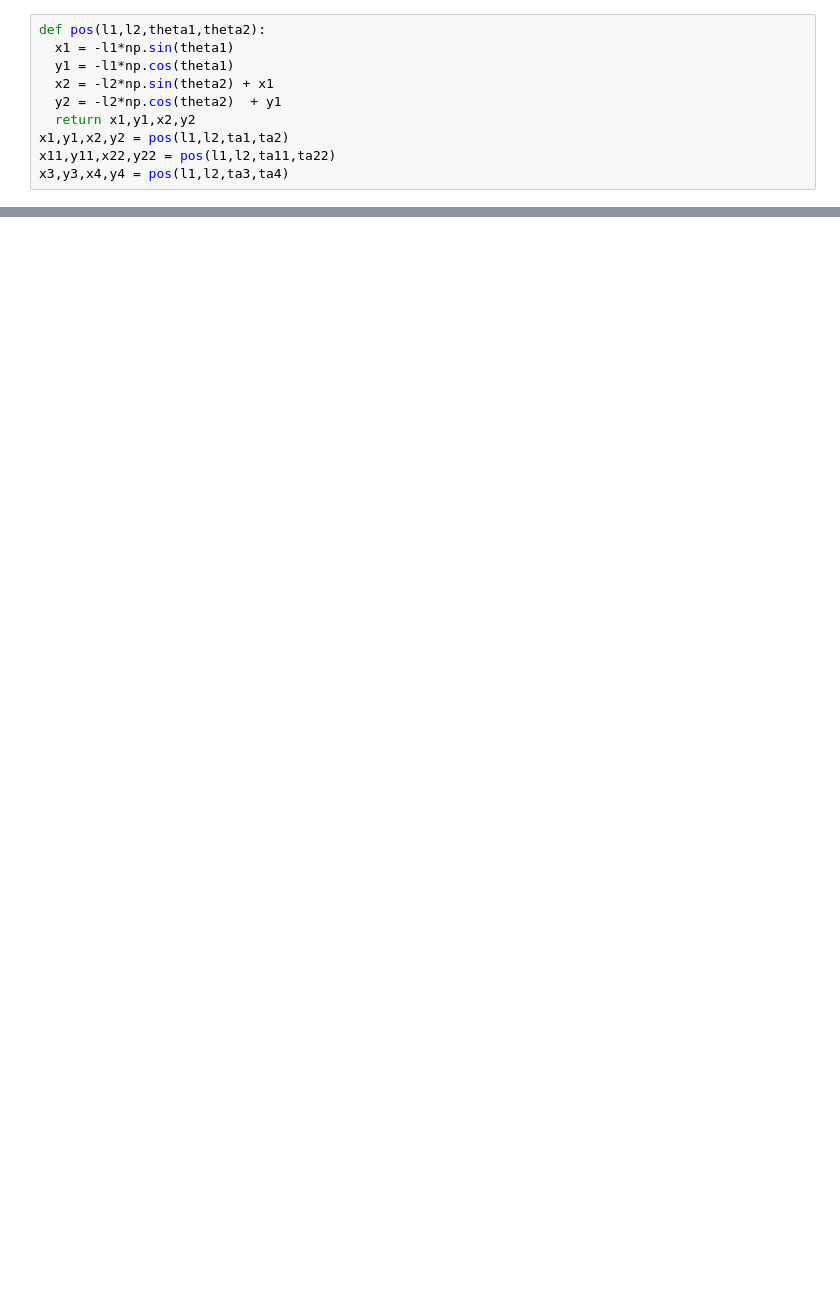
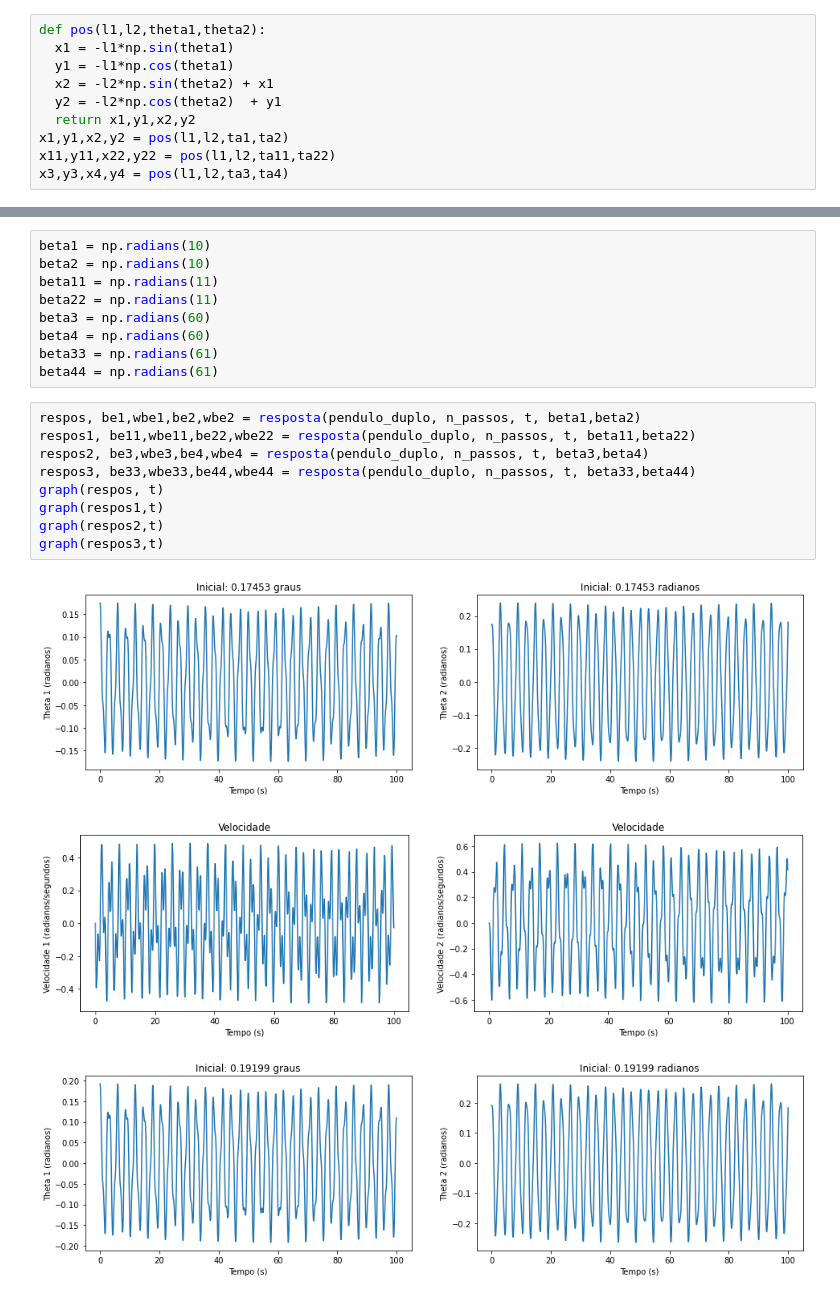
Before and after one commit to pedr19faria/pend-duplo, a Jupyter notebook: DoublePendulum.ipynb, the cells around one changed output, grey strips where cells are left out. Saved outputs shown, nothing was run; the diff lists cells and outputs as text; blank space fills up the shorter version.

```diff
--- a/DoublePendulum.ipynb
+++ b/DoublePendulum.ipynb
@@ -186,3 +140,25 @@ ani.save('pendulo_duplo_3.gif', writer = 'pillow', fps = len(t[t<1]))
 ### Aqui salva a animação em um gif que está anexado no envio da atividade
 # %% [output]
 [figure]
+# %%
+beta1 = np.radians(10)
+beta2 = np.radians(10)
+beta11 = np.radians(11)
+beta22 = np.radians(11)
+beta3 = np.radians(60)
+beta4 = np.radians(60)
+beta33 = np.radians(61)
+beta44 = np.radians(61)
+# %%
+respos, be1,wbe1,be2,wbe2 = resposta(pendulo_duplo, n_passos, t, beta1,beta2)
+respos1, be11,wbe11,be22,wbe22 = resposta(pendulo_duplo, n_passos, t, beta11,beta22)
+respos2, be3,wbe3,be4,wbe4 = resposta(pendulo_duplo, n_passos, t, beta3,beta4)
+respos3, be33,wbe33,be44,wbe44 = resposta(pendulo_duplo, n_passos, t, beta33,beta44)
+graph(respos, t)
+graph(respos1,t)
+graph(respos2,t)
+graph(respos3,t)
+# %% [output]
+[figure, added]
+[figure, added]
+[figure, added]
```
Also changed, not shown: parts of 17 cells of this notebook.
